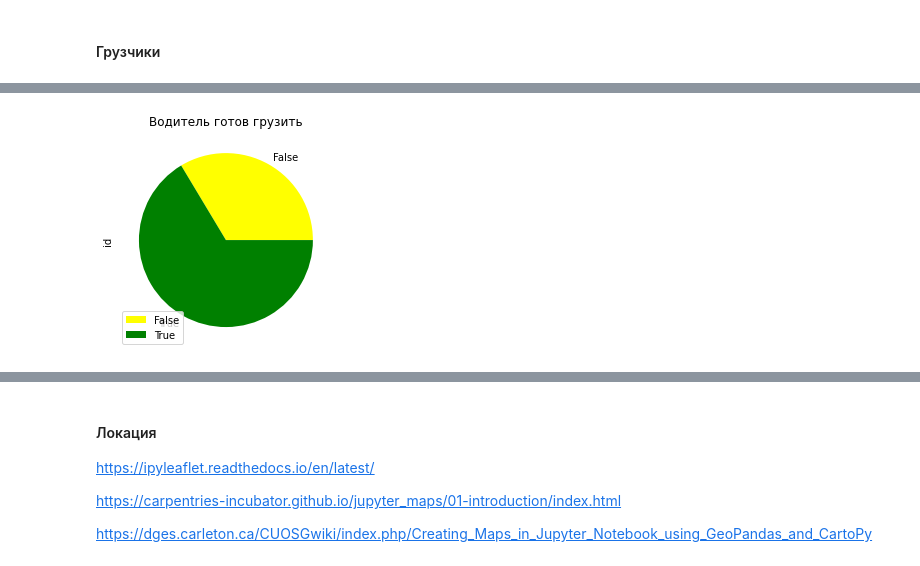
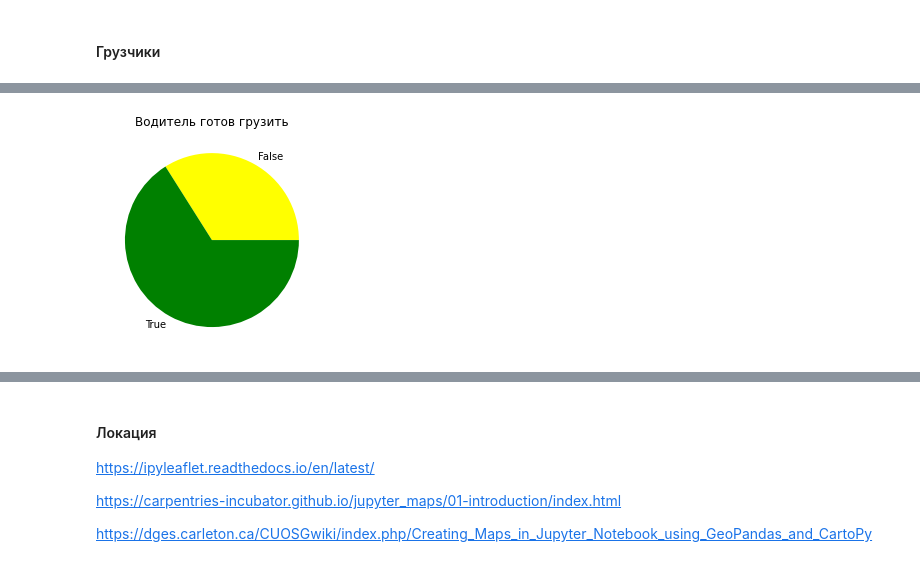
Before and after one commit to okeangel/da_portfolio, a Jupyter notebook: commerce/mover.ipynb, the cells around one changed output, grey strips where cells are left out. Drawn from its saved outputs; the diff is of its cells as text; code cells hidden in the pictures.

```diff
--- a/commerce/mover.ipynb
+++ b/commerce/mover.ipynb
@@ -781,8 +704,9 @@ plt.show()
 # %%
 real_crews.groupby('self_loader').agg({'id': 'nunique'}).plot.pie(
-    y='id', colors=['yellow', 'green'],
-    title='Водитель готов грузить',
+    y='id', ylabel='',
+    title='Водитель готов грузить', legend=None,
+    colors=['yellow', 'green'],
 )
 plt.show()
 # %% [output]
-[figure, old version]
+[figure, new version]
```
Also changed, not shown: parts of 59 cells of this notebook, 2 other files.
